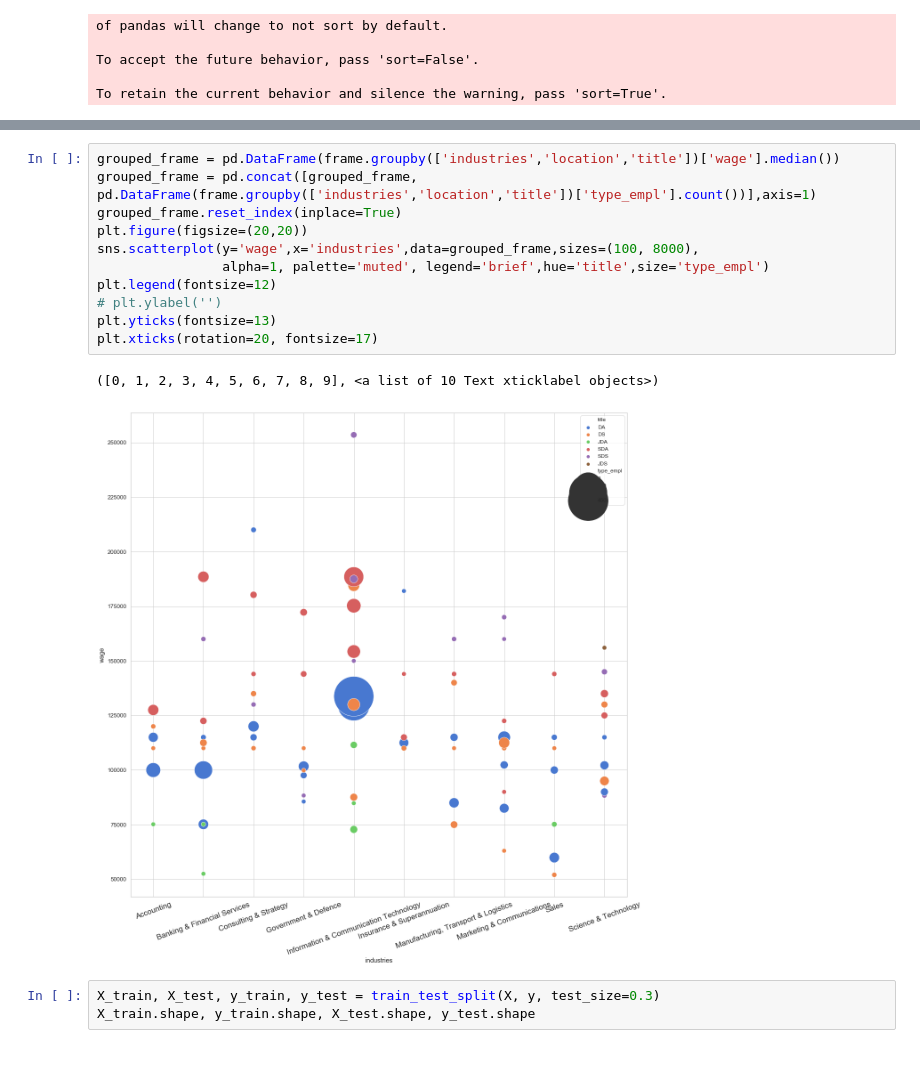
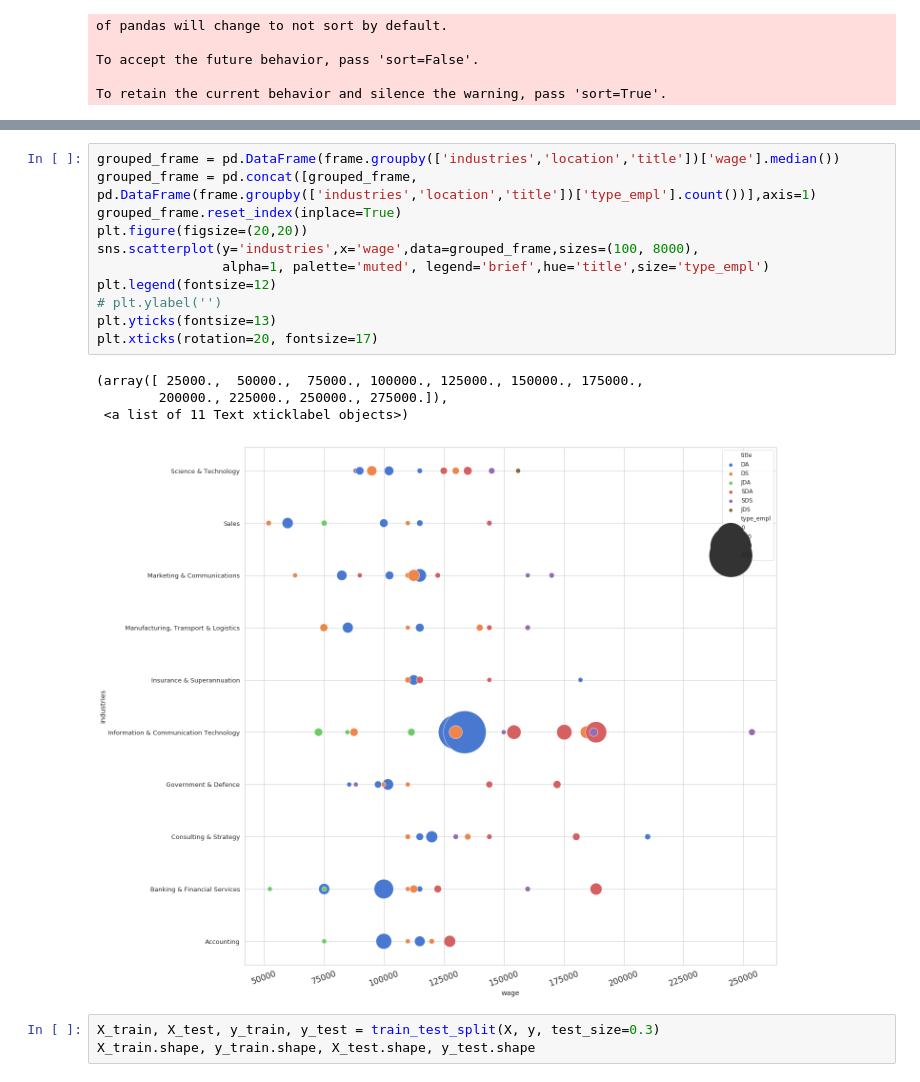
Before and after one commit to sealbamboo/DSme, a Jupyter notebook: Pro4/Step 6b -- Modelling.ipynb, the cells around one changed output, grey strips where cells are left out. Saved outputs shown, nothing was run; the diff lists cells and outputs as text.

```diff
--- a/Pro4/Step 6b -- Modelling.ipynb
+++ b/Pro4/Step 6b -- Modelling.ipynb
@@ -172,17 +172,19 @@ for jd in frame['type_empl'].unique():
 # %%
 grouped_frame = pd.DataFrame(frame.groupby(['industries','location','title'])['wage'].median())
 grouped_frame = pd.concat([grouped_frame, pd.DataFrame(frame.groupby(['industries','location','title'])['type_empl'].count())],axis=1)
 grouped_frame.reset_index(inplace=True)
 plt.figure(figsize=(20,20))
-sns.scatterplot(y='wage',x='industries',data=grouped_frame,sizes=(100, 8000),
+sns.scatterplot(y='industries',x='wage',data=grouped_frame,sizes=(100, 8000),
                 alpha=1, palette='muted', legend='brief',hue='title',size='type_empl')
 plt.legend(fontsize=12)
 # plt.ylabel('')
 plt.yticks(fontsize=13)
 plt.xticks(rotation=20, fontsize=17)
 # %% [output]
-([0, 1, 2, 3, 4, 5, 6, 7, 8, 9], <a list of 10 Text xticklabel objects>)
+(array([ 25000.,  50000.,  75000., 100000., 125000., 150000., 175000.,
+        200000., 225000., 250000., 275000.]),
+ <a list of 11 Text xticklabel objects>)
-[figure, old version]
+[figure, new version]
 # %%
 X_train, X_test, y_train, y_test = train_test_split(X, y, test_size=0.3)
 X_train.shape, y_train.shape, X_test.shape, y_test.shape
```
Also changed, not shown: parts of 32 cells of this notebook, 5 other files.
